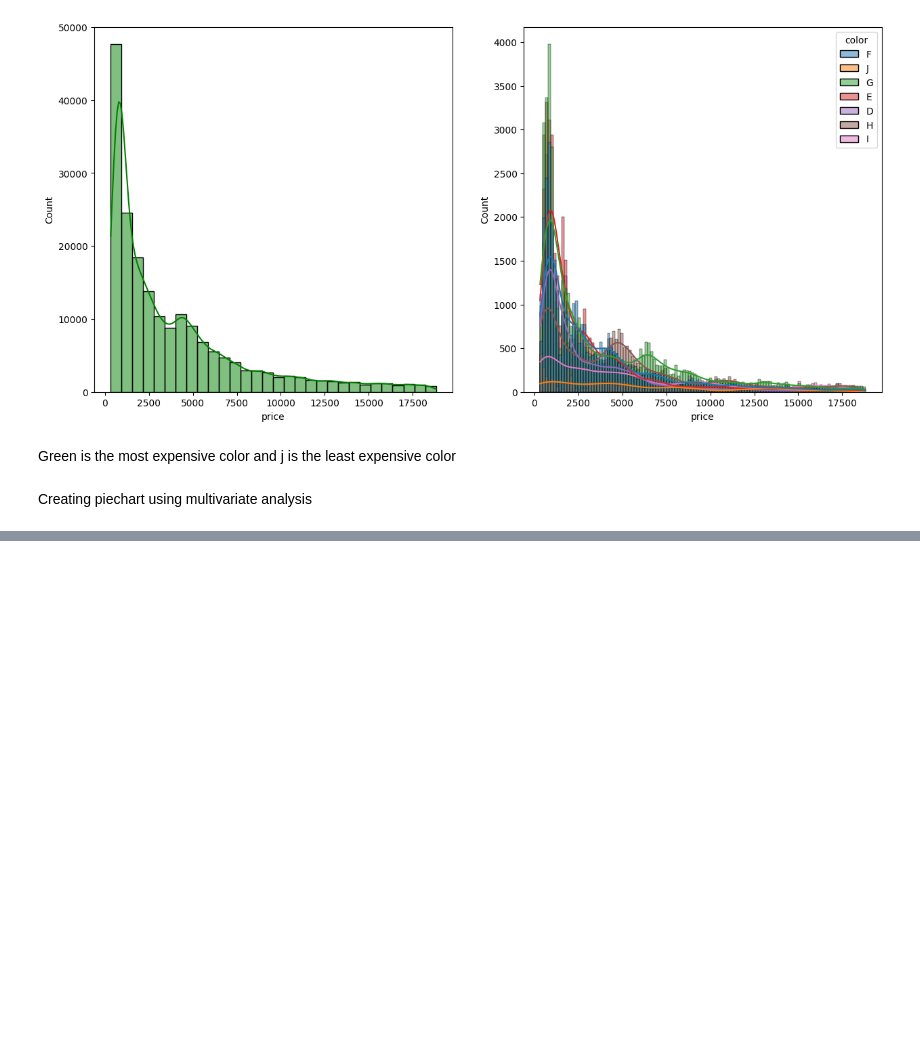
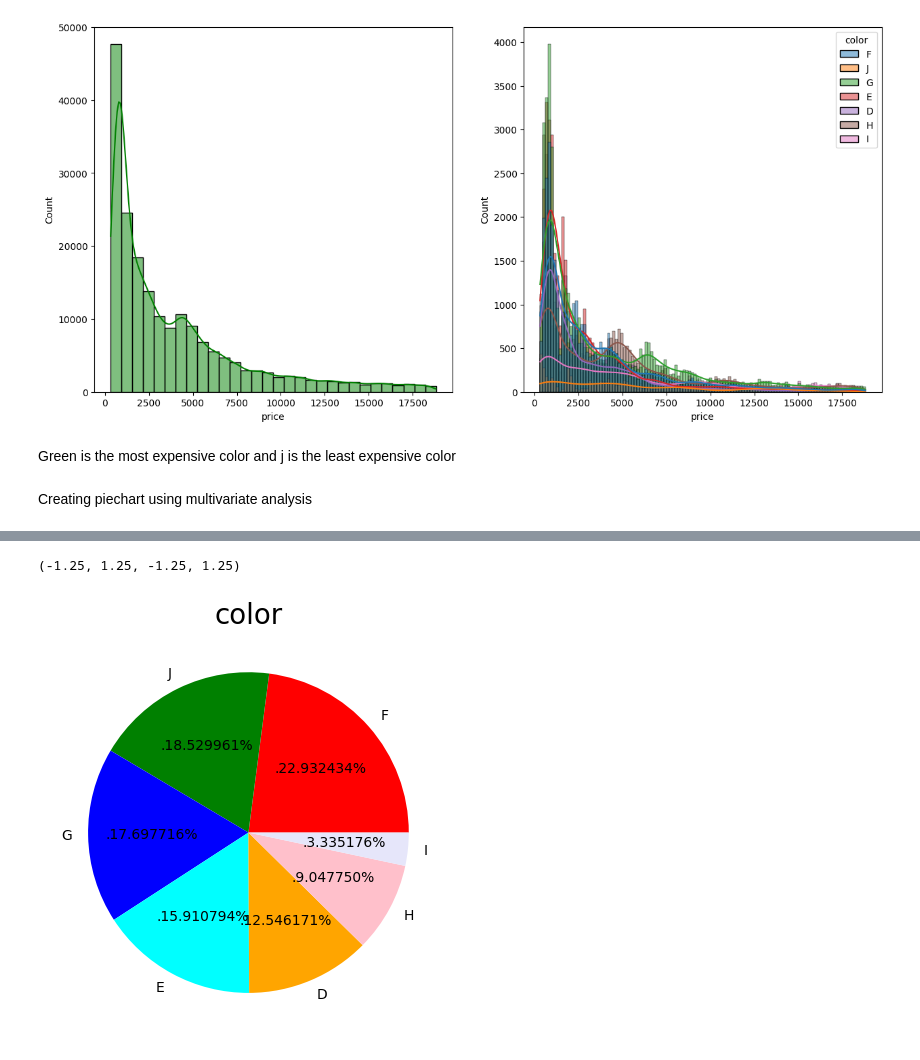
Before and after one commit to hrishcoder/mlproject2, a Jupyter notebook: Notebook/EDA.ipynb, the cells around one changed output, grey strips where cells are left out. Drawn from its saved outputs; the diff is of its cells as text; code cells hidden in the pictures; blank space fills up the shorter version.

```diff
--- a/Notebook/EDA.ipynb
+++ b/Notebook/EDA.ipynb
@@ -229,0 +234,12 @@ ValueError: 'label' must be of length 'x'
+# %%
+plt.subplot(1, 5, 2)
+size = df['color'].value_counts()
+labels =  ['F','J','G','E','D','H','I']
+color = ['red', 'green', 'blue', 'cyan','orange','pink','lavender']
+
+plt.pie(size, colors = color,labels = labels,autopct = '.%2f%%')
+plt.title('color', fontsize = 20)
+plt.axis('off')
+# %% [output]
+(-1.25, 1.25, -1.25, 1.25)
+[figure, added]
```
Also changed, not shown: parts of 7 cells of this notebook, 5 other files.
